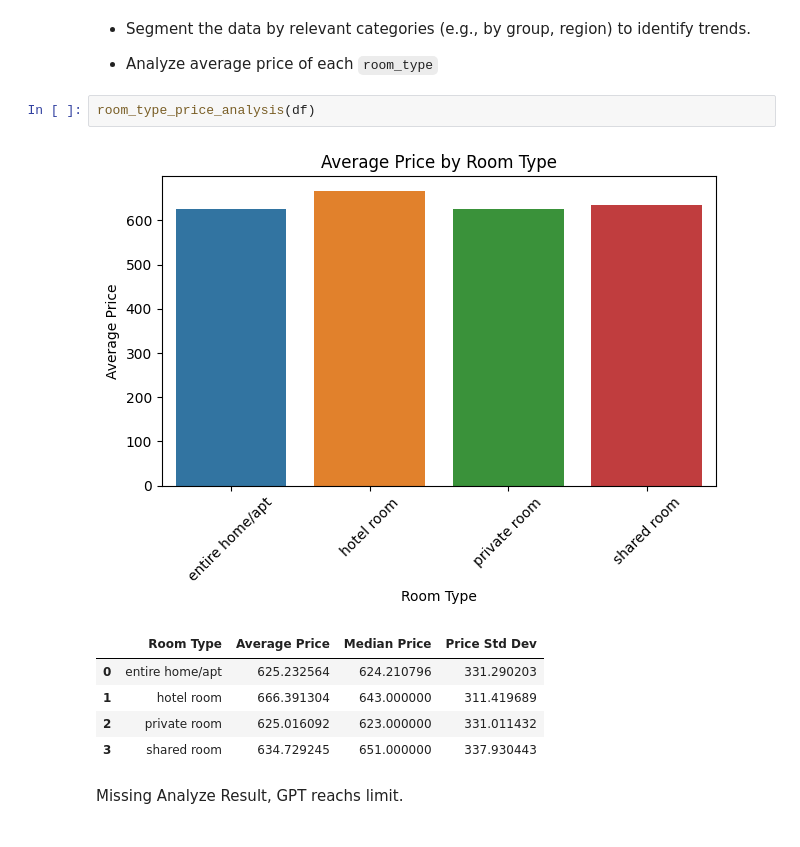
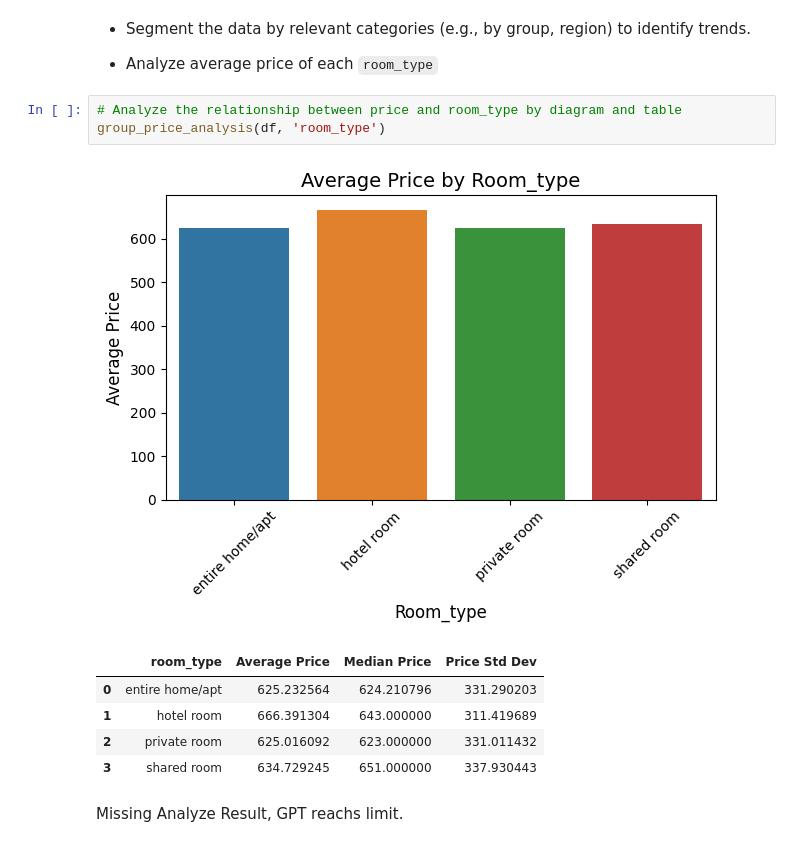
Before and after one commit to tuhanren/Airbnb-Data-Analysis, a Jupyter notebook: Final_Project_Group15.ipynb, the cells around one changed output. Saved outputs shown, nothing was run; the diff lists cells and outputs as text.

```diff
--- a/Final_Project_Group15.ipynb
+++ b/Final_Project_Group15.ipynb
@@ -1074,15 +1070,16 @@ neighbourhood_group_year_analysis(df)
 # %% [markdown]
 *   Segment the data by relevant categories (e.g., by group, region) to identify trends.
   - Analyze average price of each `room_type`
-# %%
-room_type_price_analysis(df)
-# %% [output]
-[figure, removed]
-|  | Room Type | Average Price | Median Price | Price Std Dev |
-| 0 | entire home/apt | 625.232564 | 624.210796 | 331.290203 |
-| 1 | hotel room | 666.391304 | 643.000000 | 311.419689 |
-| 2 | private room | 625.016092 | 623.000000 | 331.011432 |
-| 3 | shared room | 634.729245 | 651.000000 | 337.930443 |
+# %%
+# Analyze the relationship between price and room_type by diagram and table
+group_price_analysis(df, 'room_type')
+# %% [output]
+[figure, added]
+|  | room_type | Average Price | Median Price | Price Std Dev |
+| 0 | entire home/apt | 625.232564 | 624.210796 | 331.290203 |
+| 1 | hotel room | 666.391304 | 643.000000 | 311.419689 |
+| 2 | private room | 625.016092 | 623.000000 | 331.011432 |
+| 3 | shared room | 634.729245 | 651.000000 | 337.930443 |
 # %% [markdown]
 Missing Analyze Result, GPT reachs limit.
 # %% [markdown]
```
Also changed, not shown: parts of 8 cells of this notebook.
